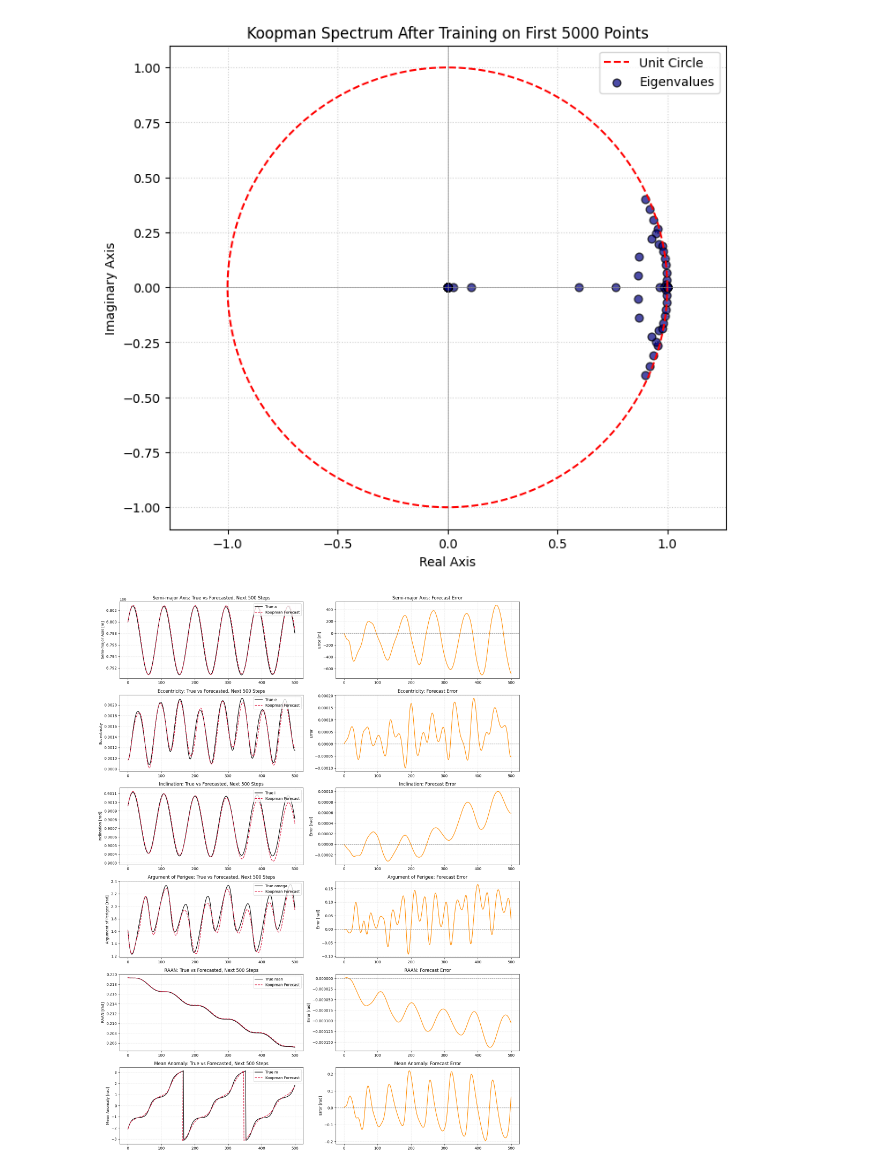
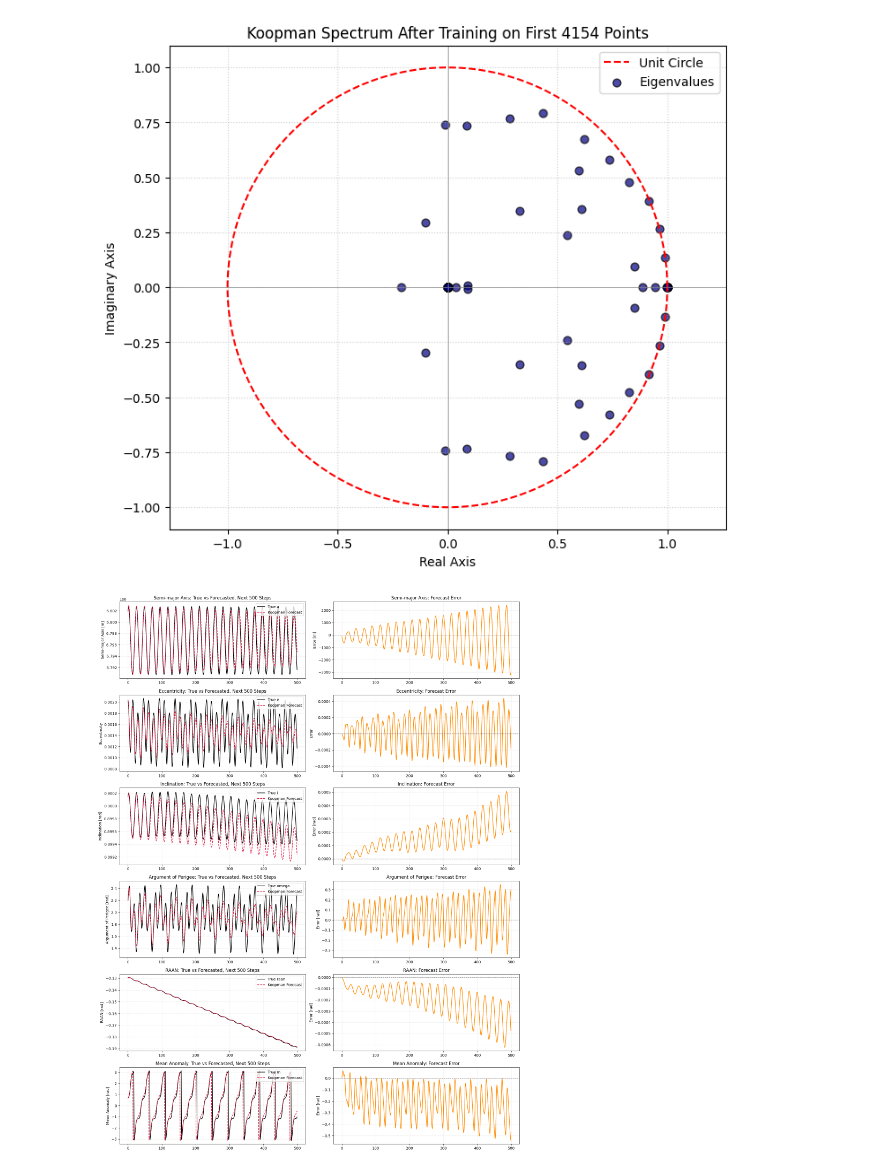
Before and after one commit to SS26-27-JMU-Praktikum-Koopman-EDMD/orekit-propagator, a Jupyter notebook: src/edmd.ipynb, the cells around one changed output. Drawn from its saved outputs; the diff is of its cells as text; code cells hidden in the pictures.

```diff
--- a/src/edmd.ipynb
+++ b/src/edmd.ipynb
@@ -33,8 +33,9 @@ print(f"Total lifted dimensions: {n_dim}\n")
 # 2. SETTINGS: TRAIN FIRST 1000, PREDICT NEXT 100
 # ==============================================================================
 
-N_train = 5000
 N_forecast = 500
+N_train = n_samples - N_forecast
+
 
 if n_samples < N_train + N_forecast:
     raise ValueError(
@@ -401,5 +402,5 @@ Max Eigenvalue Magnitude: 1.00049
-[figure, old version]
+[figure, new version]
-[figure, old version]
+[figure, new version]
 # %%
 import numpy as np
 import pandas as pd
```
Also changed, not shown: parts of 2 cells of this notebook, 4 other files.
